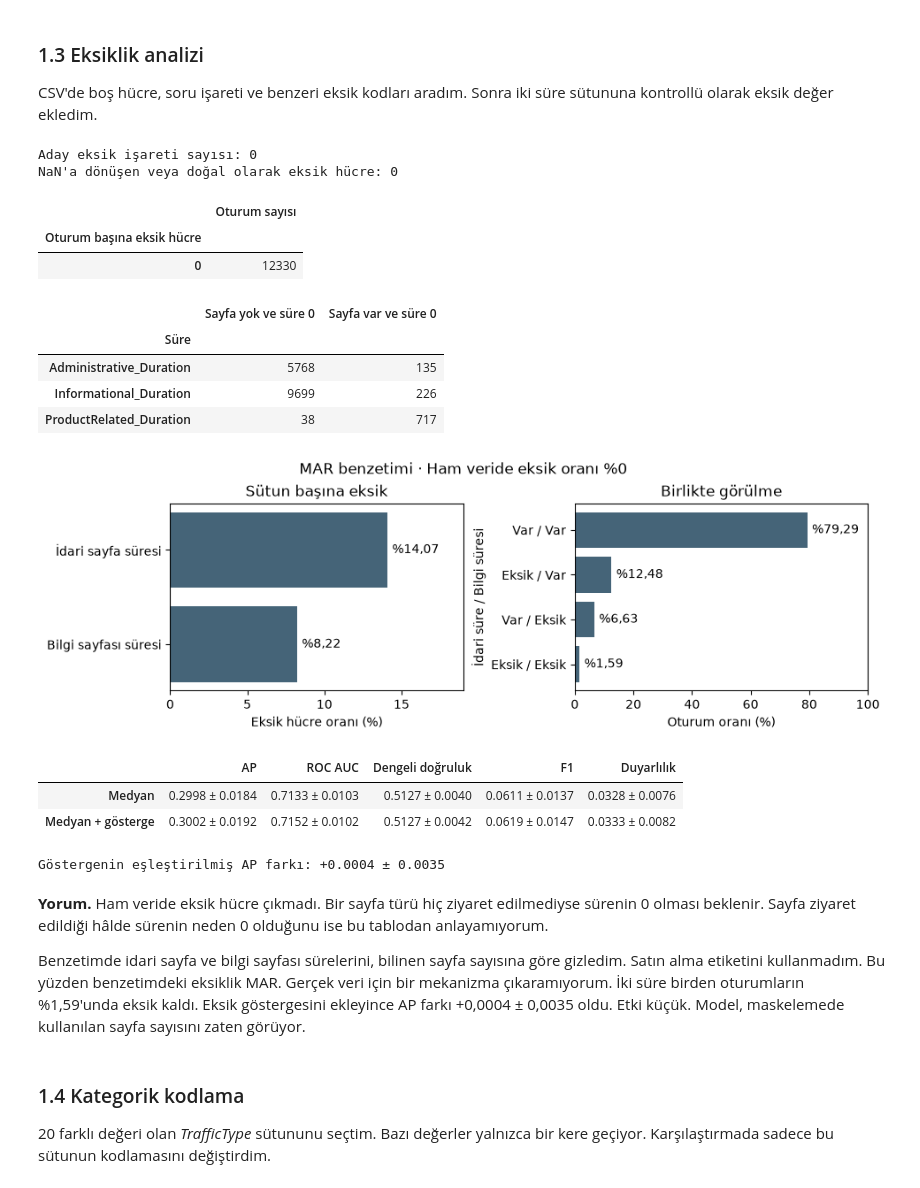
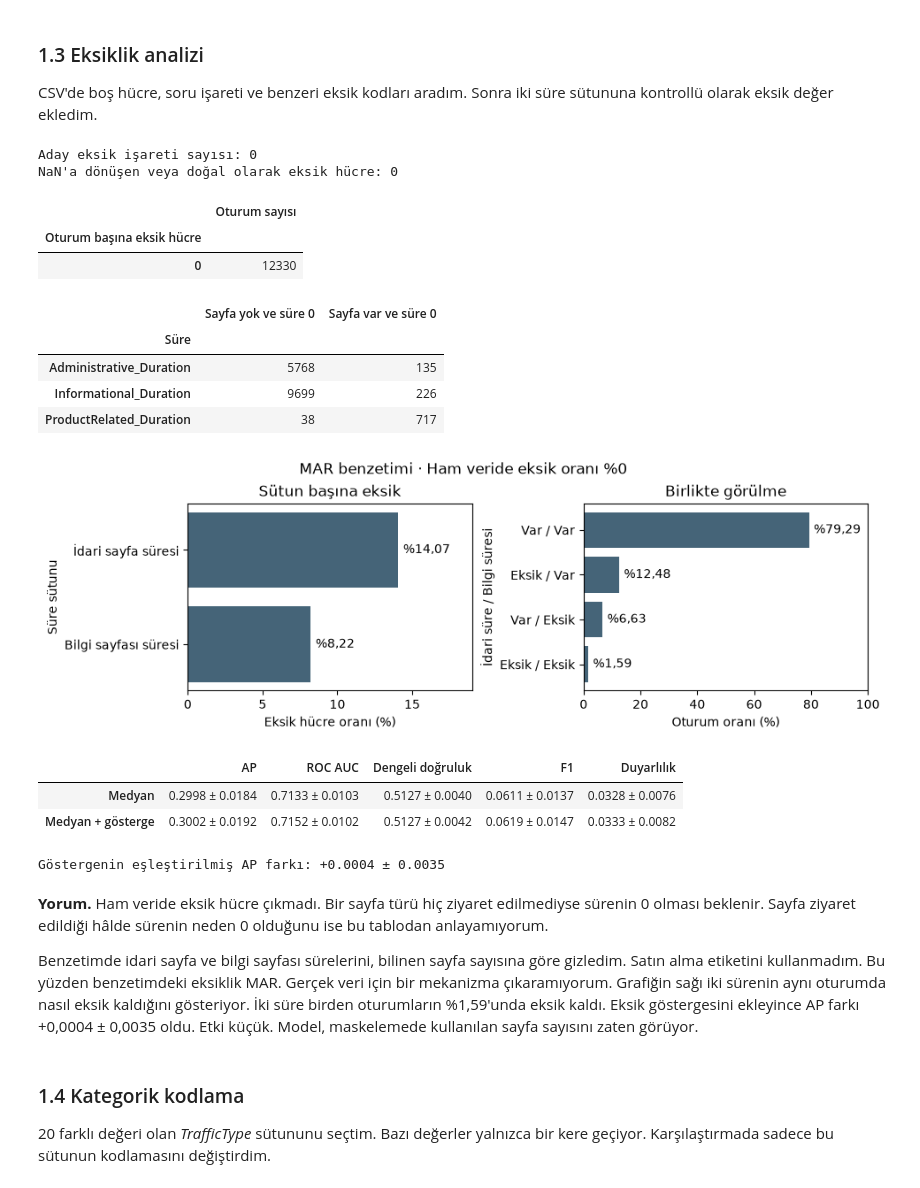
Before and after one commit to EmircanDemirTR/bil545-online-alisveris, a Jupyter notebook: proje1/BIL545_Proje1_EmircanDemir.ipynb, the cells around one changed output. Drawn from its saved outputs; the diff is of its cells as text; code cells hidden in the pictures.

Commit message:
fix(proje1): Grafik eksenlerini ve README başlıklarını tamamla
Eksiklik ve sızıntı grafiklerine yönergede istenen eksen adlarını ekle. README’de depo yapısını ve temel kaynakları kısa tutarak göster.

```diff
--- a/proje1/BIL545_Proje1_EmircanDemir.ipynb
+++ b/proje1/BIL545_Proje1_EmircanDemir.ipynb
@@ -290,7 +290,7 @@ for ax, labels, values, limit in [
     ax.bar_label(bars, [f"%{value:.2f}".replace(".", ",") for value in values], padding=4)
     ax.set_xlim(0, limit)
     ax.invert_yaxis()
-rates_ax.set(title="Sütun başına eksik", xlabel="Eksik hücre oranı (%)")
+rates_ax.set(title="Sütun başına eksik", xlabel="Eksik hücre oranı (%)", ylabel="Süre sütunu")
 pattern_ax.set(title="Birlikte görülme", xlabel="Oturum oranı (%)",
                ylabel="İdari süre / Bilgi süresi")
 fig.suptitle("MAR benzetimi · Ham veride eksik oranı %0")
@@ -330,34 +330,34 @@ def fold_scores(estimator, data, cv=splits):
     evaluated = cross_validate(estimator, data, y, cv=cv, scoring=SCORING, error_score="raise")
     return pd.DataFrame({name: evaluated[f"test_{name}"] for name in SCORING})
 
 def score_summary(results):
     return pd.DataFrame({
         name: table.apply(lambda column: f"{column.mean():.4f} ± {column.std():.4f}")
         for name, table in results.items()
     }).T
 
 def paired_ap(first, second):
     delta = second["AP"] - first["AP"]
     return f"{delta.mean():+.4f} ± {delta.std():.4f}"
 
 missing_scores = {
     "Medyan": fold_scores(logistic(preprocessing()), X_missing),
     "Medyan + gösterge": fold_scores(logistic(preprocessing(indicator=True)), X_missing),
 }
 display(score_summary(missing_scores))
 print("Göstergenin eşleştirilmiş AP farkı:", paired_ap(*missing_scores.values()))
 # %% [output]
 Aday eksik işareti sayısı: 0
 NaN'a dönüşen veya doğal olarak eksik hücre: 0
 |  | Oturum sayısı |
 | Oturum başına eksik hücre |  |
 | 0 | 12330 |
 |  | Sayfa yok ve süre 0 | Sayfa var ve süre 0 |
 | Süre |  |  |
 | Administrative_Duration | 5768 | 135 |
 | Informational_Duration | 9699 | 226 |
 | ProductRelated_Duration | 38 | 717 |
-[figure, old version]
+[figure, new version]
 |  | AP | ROC AUC | Dengeli doğruluk | F1 | Duyarlılık |
 | Medyan | 0.2998 ± 0.0184 | 0.7133 ± 0.0103 | 0.5127 ± 0.0040 | 0.0611 ± 0.0137 | 0.0328 ± 0.0076 |
 | Medyan + gösterge | 0.3002 ± 0.0192 | 0.7152 ± 0.0102 | 0.5127 ± 0.0042 | 0.0619 ± 0.0147 | 0.0333 ± 0.0082 |
@@ -365,7 +365,7 @@ Göstergenin eşleştirilmiş AP farkı: +0.0004 ± 0.0035
 # %% [markdown]
 **Yorum.** Ham veride eksik hücre çıkmadı. Bir sayfa türü hiç ziyaret edilmediyse sürenin 0 olması beklenir. Sayfa ziyaret edildiği hâlde sürenin neden 0 olduğunu ise bu tablodan anlayamıyorum.
 
-Benzetimde idari sayfa ve bilgi sayfası sürelerini, bilinen sayfa sayısına göre gizledim. Satın alma etiketini kullanmadım. Bu yüzden benzetimdeki eksiklik MAR. Gerçek veri için bir mekanizma çıkaramıyorum. İki süre birden oturumların %1,59'unda eksik kaldı. Eksik göstergesini ekleyince AP farkı +0,0004 ± 0,0035 oldu. Etki küçük. Model, maskelemede kullanılan sayfa sayısını zaten görüyor.
+Benzetimde idari sayfa ve bilgi sayfası sürelerini, bilinen sayfa sayısına göre gizledim. Satın alma etiketini kullanmadım. Bu yüzden benzetimdeki eksiklik MAR. Gerçek veri için bir mekanizma çıkaramıyorum. Grafiğin sağı iki sürenin aynı oturumda nasıl eksik kaldığını gösteriyor. İki süre birden oturumların %1,59'unda eksik kaldı. Eksik göstergesini ekleyince AP farkı +0,0004 ± 0,0035 oldu. Etki küçük. Model, maskelemede kullanılan sayfa sayısını zaten görüyor.
 # %% [markdown]
 ### 1.4 Kategorik kodlama
 
```
Also changed, not shown: parts of 1 cell of this notebook, 1 other file.
